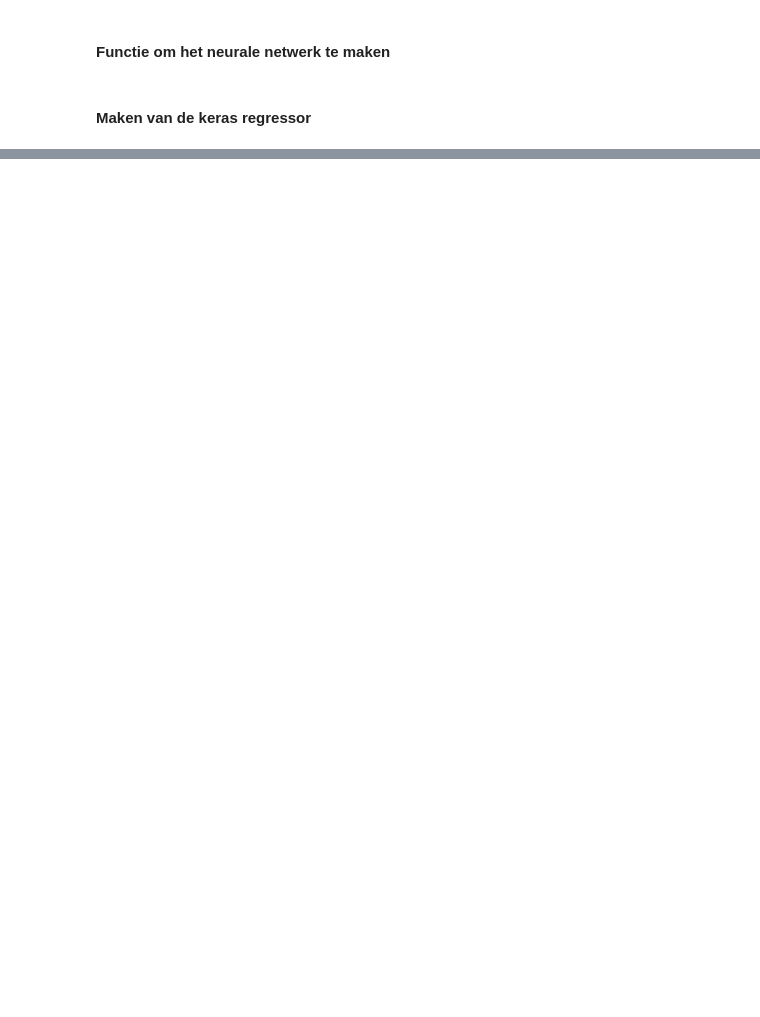
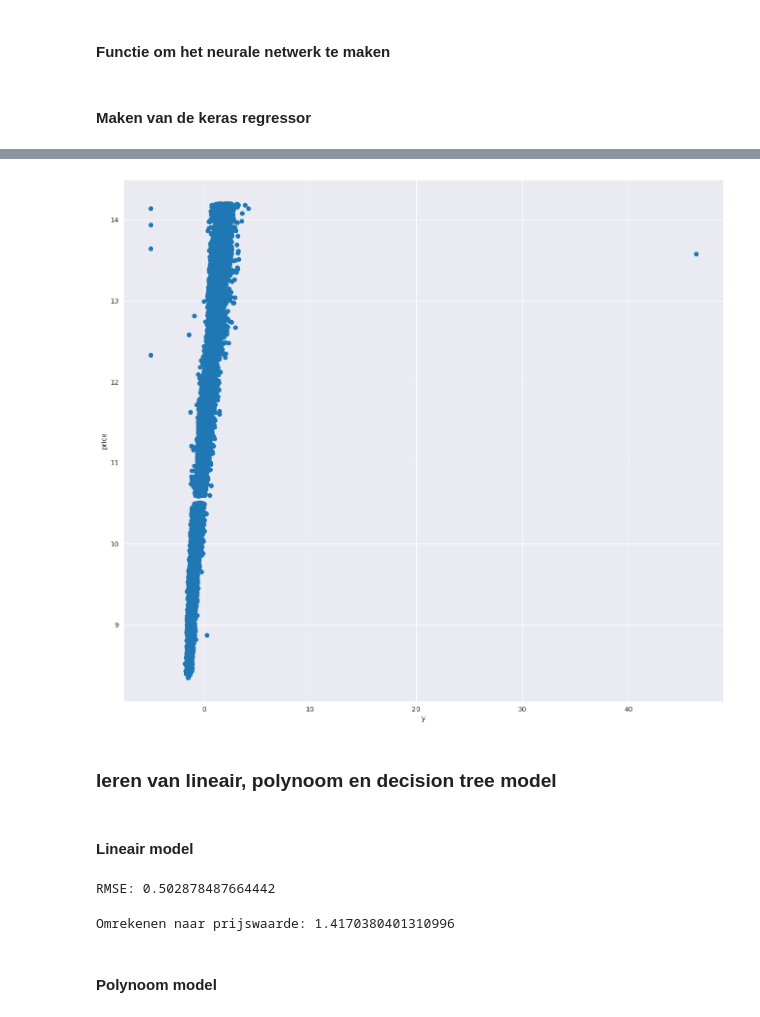
Before and after one commit to effevee/data_analyse_ml_frankv, a Jupyter notebook: ProjectDiamonds/Project_Diamanten.ipynb, the cells around one changed output, grey strips where cells are left out. Saved outputs shown, nothing was run; the diff lists cells and outputs as text; code cells hidden in the pictures; blank space fills up the shorter version.

```diff
--- a/ProjectDiamonds/Project_Diamanten.ipynb
+++ b/ProjectDiamonds/Project_Diamanten.ipynb
@@ -683,0 +803,36 @@ WARNING:tensorflow:Value in checkpoint could not be found in the restored object
+# %%
+snb.set_style('darkgrid')  # stijl grafiek
+plt.figure(figsize=(16,14))
+# 1ste kolom van train set is [:,0], want is een numpy matrix
+axes = plt.axes()
+axes.scatter(train_X_tf[:,1],train_y_tf)
+axes.set_xlabel('y')
+axes.set_ylabel('price')
+plt.show()
+# %% [output]
+[figure, added]
+# %% [markdown]
+### leren van lineair, polynoom en decision tree model
+# %% [markdown]
+<h4>Lineair model</h4>
+# %%
+# lineaire regressor object maken
+lin_reg_tf = LinearRegression()
+# fitten van de features (train_X)
+lin_reg_tf.fit(train_X_tf,train_y_tf)
+# lineaire vergelijking
+# voorspellen van de leerset met behulp van de gefitte lineaire vergelijking
+y_pred_tf = lin_reg_tf.predict(train_X_tf)
+# bepalen van Mean Square Error van de voorspelde tov de echte waarden
+lin_mse_tf = mean_squared_error(y_pred_tf,train_y_tf)
+# bepalen van RMSE (Root Mean Square Error)
+lin_rmse_tf = np.sqrt(lin_mse_tf)
+print('RMSE:',lin_rmse_tf)
+# %% [output]
+RMSE: 0.502878487664442
+# %%
+print('Omrekenen naar prijswaarde:',2**lin_rmse_tf)
+# %% [output]
+Omrekenen naar prijswaarde: 1.4170380401310996
+# %% [markdown]
+<h4>Polynoom model</h4>
```
Also changed, not shown: parts of 30 cells of this notebook.
